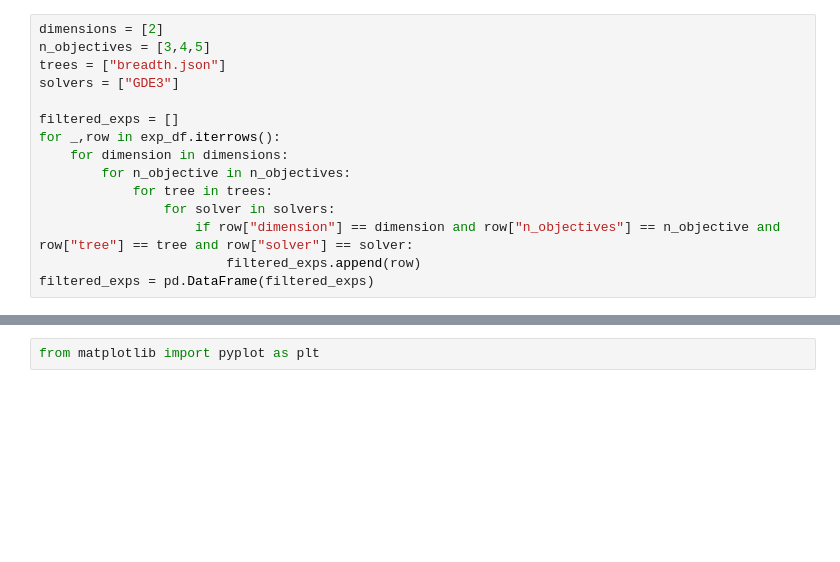
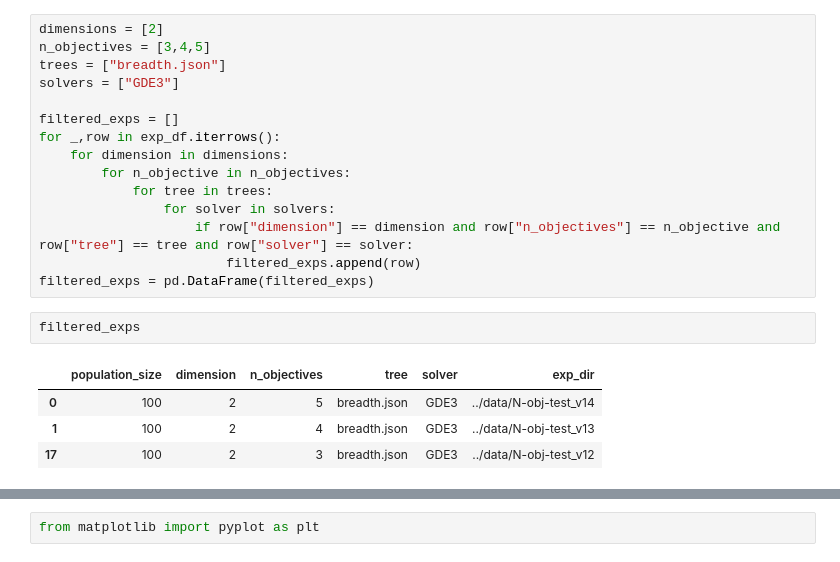
Before and after one commit to dsakurai/benchmark-visualizer, a Jupyter notebook: notebooks/n_obj_result_analyzer.ipynb, the cells around one changed output, grey strips where cells are left out. Drawn from its saved outputs; the diff is of its cells as text; blank space fills up the shorter version.

```diff
--- a/notebooks/n_obj_result_analyzer.ipynb
+++ b/notebooks/n_obj_result_analyzer.ipynb
@@ -34,6 +49,13 @@ for _,row in exp_df.iterrows():
                     if row["dimension"] == dimension and row["n_objectives"] == n_objective and row["tree"] == tree and row["solver"] == solver:
                         filtered_exps.append(row)
 filtered_exps = pd.DataFrame(filtered_exps)
+# %%
+filtered_exps
+# %% [output]
+|  | population_size | dimension | n_objectives | tree | solver | exp_dir |
+| 0 | 100 | 2 | 5 | breadth.json | GDE3 | ../data/N-obj-test_v14 |
+| 1 | 100 | 2 | 4 | breadth.json | GDE3 | ../data/N-obj-test_v13 |
+| 17 | 100 | 2 | 3 | breadth.json | GDE3 | ../data/N-obj-test_v12 |
 # %%
 var_keys = "n_objectives"
 res_dict = {}
```
Also changed, not shown: parts of 5 cells of this notebook, 1 other file.
